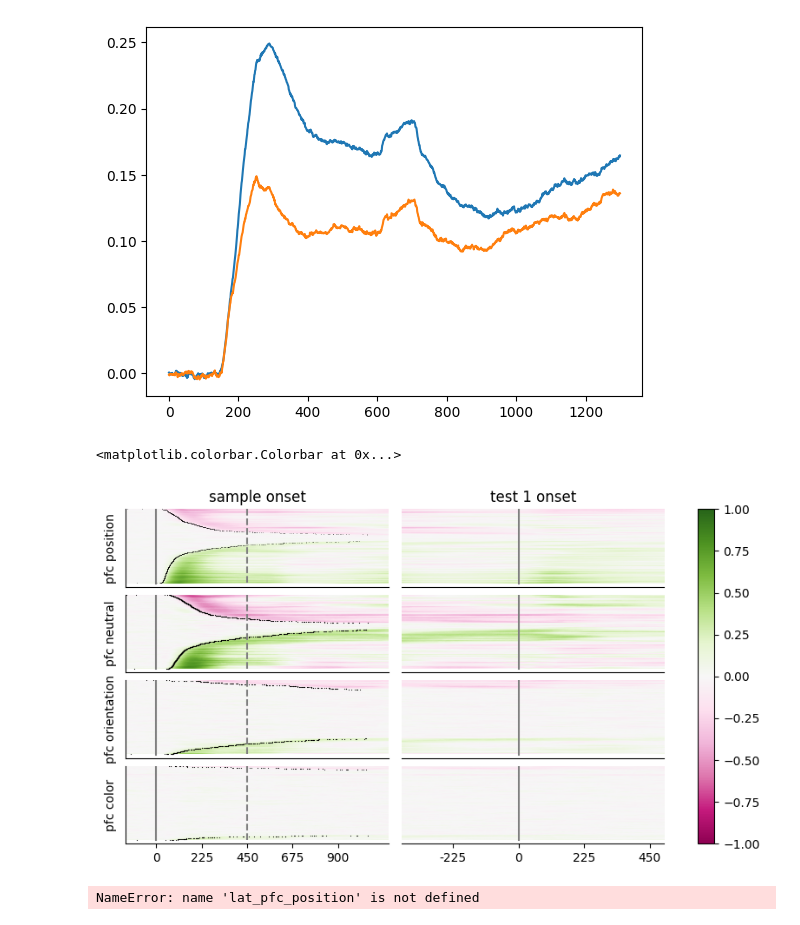
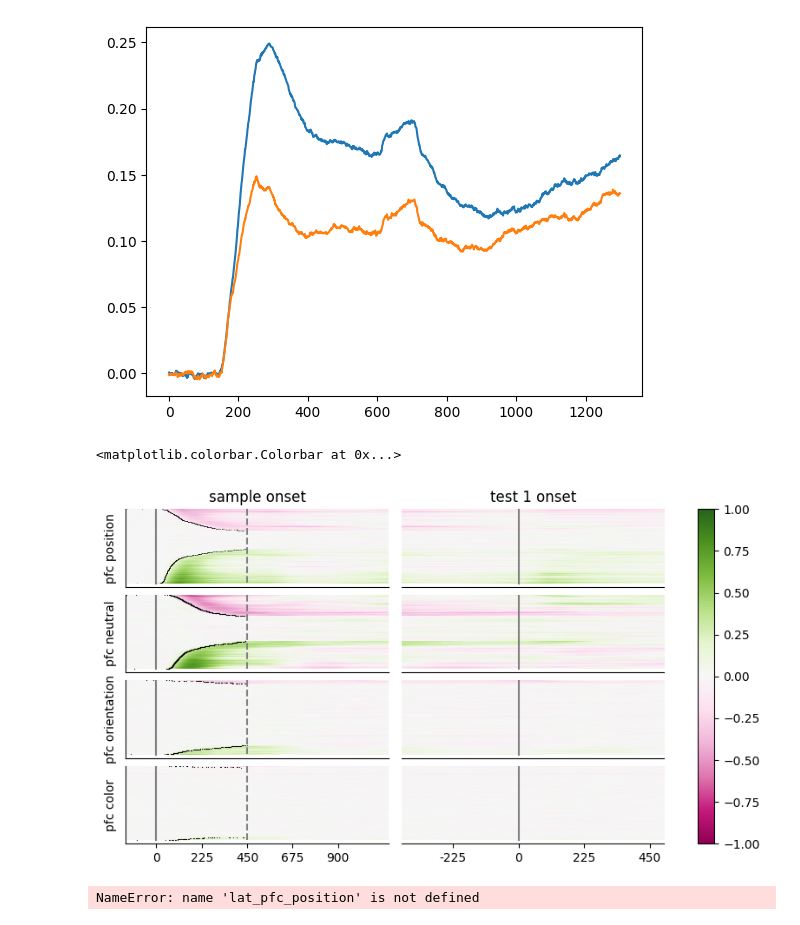
Before and after one commit to Ibos-lab/Users, a Jupyter notebook: ibosg/sample analyses/latency_analysis.ipynb, the cells around one changed output. Saved outputs shown, nothing was run; the diff lists cells and outputs as text; code cells hidden in the pictures.

```diff
--- a/ibosg/sample analyses/latency_analysis.ipynb
+++ b/ibosg/sample analyses/latency_analysis.ipynb
@@ -115,3 +81,5 @@ NameError: name 'lat_lip_neutral' is not defined
 np.mean(align_trials.indep_roll(arr=values[sig_cells,:], shifts=lat[sig_cells].astype(int), axis=1)[:, :200], axis=1).shape
 # %% [output]
 (110,)
+# %%
+latest_point=600
@@ -339,12 +312,12 @@ lat_pfc_orient      =   pfc['sample_latencies']['lat_orient']
 lat_pfc_color       =   pfc['sample_latencies']['lat_color']
 lat_pfc_position    =   pfc['sample_latencies']['lat_pos']
 
-lat_pfc_position[lat_pfc_position>1200]=np.nan
-lat_pfc_neutral[lat_pfc_neutral>1200]=np.nan
-lat_pfc_orient[lat_pfc_orient>1200]=np.nan
-lat_pfc_color[lat_pfc_color>1200]=np.nan
+lat_pfc_position[lat_pfc_position>latest_point]=np.nan
+lat_pfc_neutral[lat_pfc_neutral>latest_point]=np.nan
+lat_pfc_orient[lat_pfc_orient>latest_point]=np.nan
+lat_pfc_color[lat_pfc_color>latest_point]=np.nan
 
-select=np.where(pfc['mean response']>5)[0]
+select=np.where(pfc['mean response']>1)[0]
 select_pfc=select
 sort_sneutral, sort_sneutral_select     =   sortrocvaluesbylatencies(pfc_neutral_sample_value,lat_pfc_neutral, select)
 sort_sorient, sort_sorient_select       =   sortrocvaluesbylatencies(pfc_orient_sample_value,lat_pfc_orient, select)
@@ -434,34 +407,34 @@ ax[2,0].set_yticks([])
 ax[2,0].set_ylabel('pfc orientation')
 ax[2,0].spines['top'].set_visible(False)
 ax[2,0].spines['right'].set_visible(False)
 
 ax[2,1].set_xticks([])
 ax[2,1].set_yticks([])
 ax[2,1].spines['top'].set_visible(False)
 ax[2,1].spines['right'].set_visible(False)
 ax[2,1].spines['left'].set_visible(False)
 
 ax[3,0].set_xticks([150+225*(0), 150+225*(1), 150+225*(2), 150+225*(3), 150+225*(4)])
 ax[3,0].set_xticklabels(['0', '225', '450', '675', '900'])
 ax[3,0].set_yticks([])
 ax[3,0].set_ylabel('pfc color')
 ax[3,0].spines['top'].set_visible(False)
 ax[3,0].spines['right'].set_visible(False)
 
 ax[3,1].set_xticks([400+225*(-1), 400+225*(0), 400+225*(1), 400+225*(2)])
 ax[3,1].set_xticklabels(['-225', '0', '225', '450'])
 ax[3,1].set_yticks([])
 ax[3,1].spines['top'].set_visible(False)
 ax[3,1].spines['right'].set_visible(False)
 ax[3,1].spines['left'].set_visible(False)
 
 fig.subplots_adjust(wspace=0.05, hspace=0.1)
 fig.colorbar(im2, ax=ax)
 
 # plt.savefig('C:/Users/ibos.g/Documents/Data/INT-Marseille/OpenEphys/Riesling/figures/ROC_pfc5.pdf')
 # %% [output]
 <matplotlib.colorbar.Colorbar at 0x...>
-[figure, old version]
+[figure, new version]
 # %%
 lat_pfc_position[sort_position]
 # %% [output]
```
Also changed, not shown: parts of 13 cells of this notebook, 22 other files.
